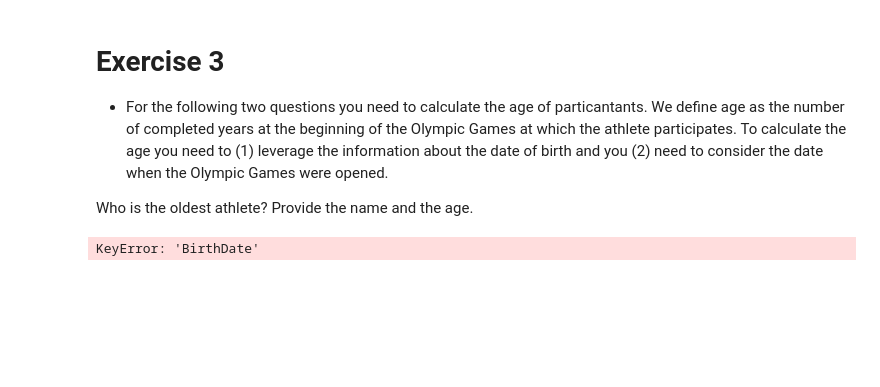
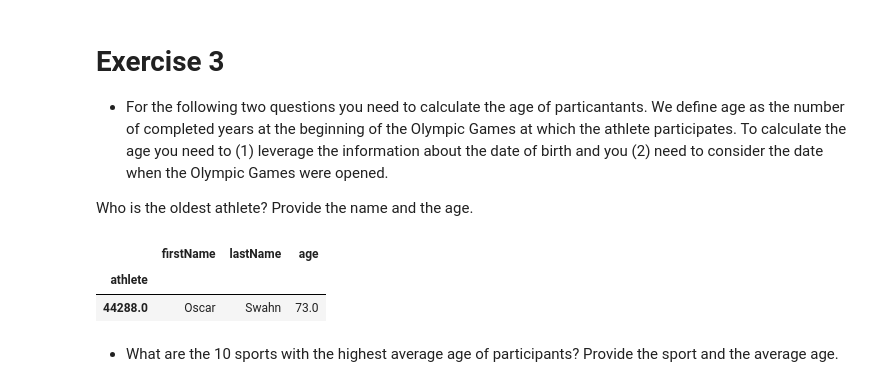
Before and after one commit to MartinDieCooleSocke420/1sem_tools_and_programming, a Jupyter notebook: assignment/Brinkmann_Brucker.ipynb, the cells around one changed output. Drawn from its saved outputs; the diff is of its cells as text; code cells hidden in the pictures; blank space fills up the shorter version.

```diff
--- a/assignment/Brinkmann_Brucker.ipynb
+++ b/assignment/Brinkmann_Brucker.ipynb
@@ -275,15 +281,19 @@ to consider the date when the Olympic Games were opened.
 
 Who is the oldest athlete? Provide the name and the age.
 # %%
-#Das ALTER und der VOGEL Also?
-
 # Calculate the age of each athlete
-merged_results_athletes['age'] = merged_results_athletes['year'] - merged_results_athletes['BirthDate'].str.split(' ').str[-1].astype(int)
+merged_results_athletes['age'] = merged_results_athletes['year'] - merged_results_athletes['birthDate'].dt.year
 
 # Find the oldest athlete
-oldest_athlete = merged_results_athletes.loc[merged_results_athletes['age'].idxmax()]
+oldest_athletes = merged_results_athletes.loc[merged_results_athletes['age'].idxmax()]
 
-# Extract the desired information
-name = f"{oldest_athlete['firstName']} {oldest_athlete['lastName']}"
+# print who is the olders athlete with firstName and lastName and age
+
+oldest_athletes.head(1)[['firstName', 'lastName', 'age']]
 # %% [output]
-KeyError: 'BirthDate'
+|  | firstName | lastName | age |
+| athlete |  |  |  |
+| 44288.0 | Oscar | Swahn | 73.0 |
+# %% [markdown]
+- What are the 10 sports with the highest average age of participants? Provide the sport and the
+average age.
```
Also changed, not shown: parts of 14 cells of this notebook.
